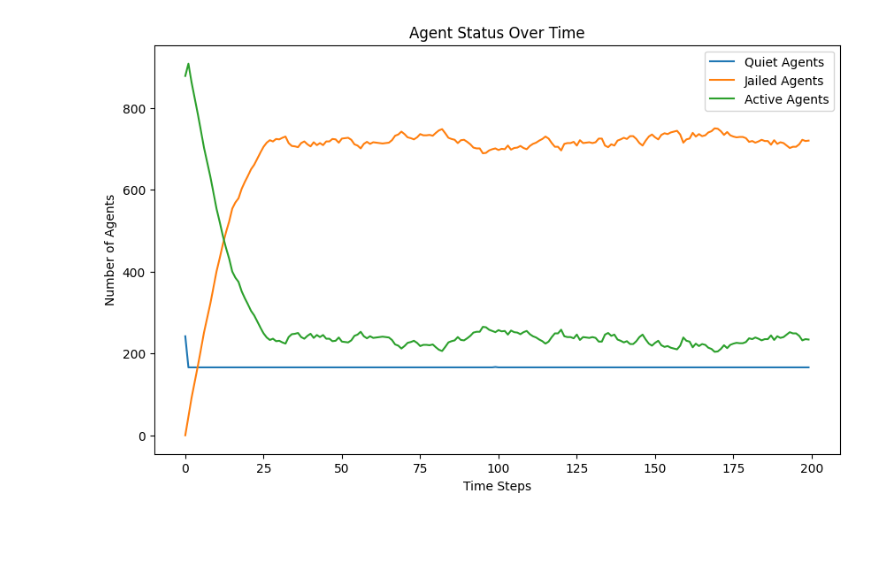
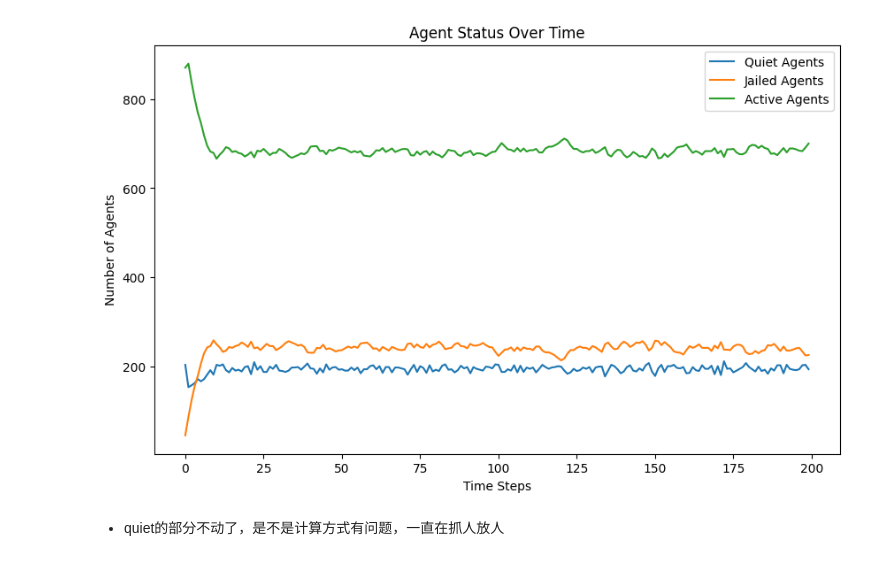
Before and after one commit to Mirrorgo/netlogo-a2, a Jupyter notebook: src/lwz2.ipynb, the cells around one changed output. Saved outputs shown, nothing was run; the diff lists cells and outputs as text; code cells hidden in the pictures; blank space fills up the shorter version.

```diff
--- a/src/lwz2.ipynb
+++ b/src/lwz2.ipynb
@@ -62,22 +62,24 @@ class Model:
 
     def step(self):
         quiet_count = jail_count = active_count = 0
-
         for entity in self.entities:
             if entity.jail_term > 0:
                 entity.jail_term -= 1
+                continue
+            self.move_agent(entity)
+            if entity.type == EntityType.AGENT:
+                self.determine_behavior(entity)
+            elif entity.type == EntityType.COP:
+                self.enforce(entity)
+        for entity in self.entities:
+            if entity.jail_term > 0:
                 jail_count += 1
                 continue
-            self.move_agent(entity)
-
             if entity.type == EntityType.AGENT:
-                self.determine_behavior(entity)
                 if entity.active:
                     active_count += 1
                 else:
                     quiet_count += 1
-            elif entity.type == EntityType.COP:
-                self.enforce(entity)
         self.data['quiet'].append(quiet_count)
         self.data['jail'].append(jail_count)
         self.data['active'].append(active_count)
@@ -96,8 +98,10 @@ class Model:
             return True
         x, y = agent.position
         while True:
-            dx = random.randint(-self.vision, self.vision)
-            dy = random.randint(-self.vision, self.vision)
+            angle = random.uniform(0, 2 * math.pi)
+            radius = random.uniform(0, self.vision)
+            dx = round(radius * math.cos(angle))
+            dy = round(radius * math.sin(angle))
             # Update the agent's position, considering wrap-around
             new_x = (x + dx) % self.width
             new_y = (y + dy) % self.height
@@ -108,7 +112,7 @@ class Model:
 
 
 
-    def determine_behavior(self, agent):
+    def determine_behavior(self, agent): # ✅
         grievance = agent.hardship * (1 - self.gov_legitimacy)
         arrest_probability = self.estimate_arrest_probability(agent.position)
         if grievance - (agent.risk_aversion * arrest_probability) > 0.1:
@@ -121,7 +125,7 @@ class Model:
         dy = abs(y - k)
         distance_x = min(dx, self.width - dx)
         distance_y = min(dy, self.height - dy)
-        return distance_x <= self.vision and distance_y <= self.vision
+        return (distance_x ** 2 + distance_y ** 2) ** 0.5 <= self.vision
 
 
     def estimate_arrest_probability(self, position):
@@ -138,8 +142,6 @@ class Model:
         arrest_prob = 1 - math.exp(-self.k * math.floor(cops_count / (active_agents_count + 1)))
         return arrest_prob
 
-    # TODO
-    # Modification: collect all active agents at first and then randomly select one to jail
     def enforce(self, cop):
         x, y = cop.position
         active_agents = []
@@ -150,32 +152,34 @@ class Model:
                     active_agents.append(entity)
         # Randomly select one active agent to arrest
         if active_agents:
             selected_agent = random.choice(active_agents)
             selected_agent.active = False
             selected_agent.jail_term = random.randint(0, self.max_jail_term)
             # Move cop to the position of the arrested agent
             cop.position = selected_agent.position
 
 # 实例化并运行模型
 AGENT_DENSITY = 70
 COP_DENSITY = 3
 VISION = 7
 K = 2.3
 GOV_LEGITIMACY = 0.3
-MAX_JAIL_TERM = 30
+MAX_JAIL_TERM = 10
 model = Model(AGENT_DENSITY, COP_DENSITY, VISION, K, GOV_LEGITIMACY, MAX_JAIL_TERM)
 for _ in range(200):
     model.step()
 
 # 绘制结果
 plt.figure(figsize=(10, 6))
 plt.plot(model.data['quiet'], label='Quiet Agents')
 plt.plot(model.data['jail'], label='Jailed Agents')
 plt.plot(model.data['active'], label='Active Agents')
 plt.xlabel('Time Steps')
 plt.ylabel('Number of Agents')
 plt.title('Agent Status Over Time')
 plt.legend()
 plt.show()
 # %% [output]
-[figure, old version]
+[figure, new version]
+# %% [markdown]
+- quiet的部分不动了，是不是计算方式有问题，一直在抓人放人
```
Also changed, not shown: 5 other files.
